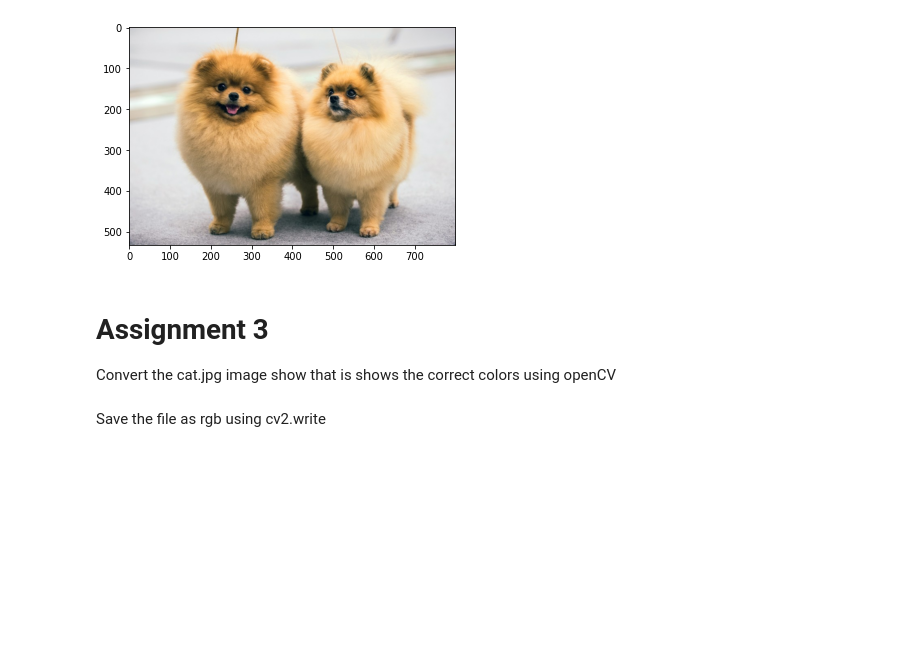
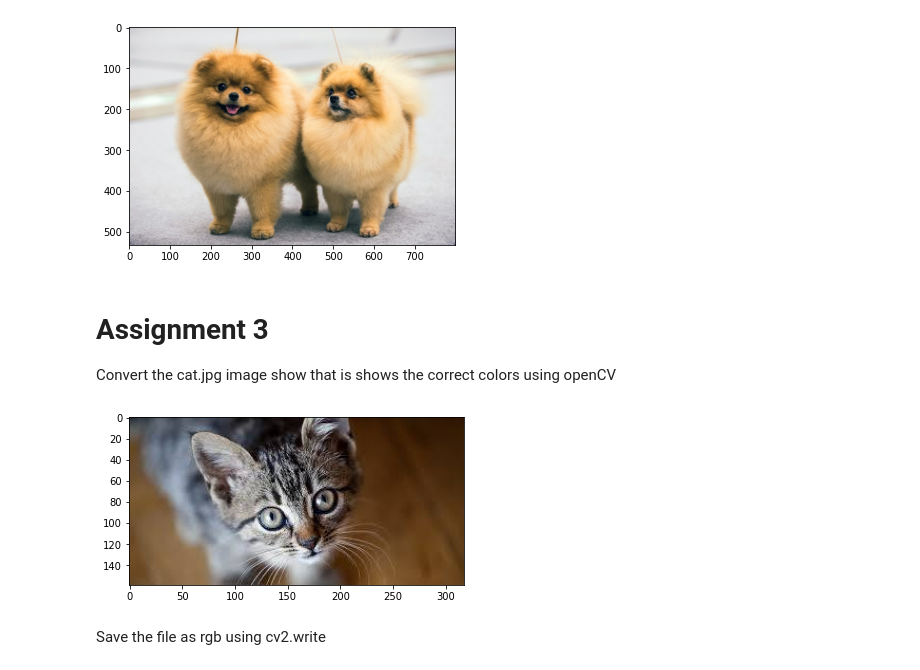
Before and after one commit to cagBRT/computer-vision, a Jupyter notebook: opencv1.ipynb, the cells around one changed output. Saved outputs shown, nothing was run; the diff lists cells and outputs as text; code cells hidden in the pictures; blank space fills up the shorter version.

```diff
--- a/opencv1.ipynb
+++ b/opencv1.ipynb
@@ -90,6 +104,13 @@ plt.show()
 # %% [markdown]
 # **Assignment 3**<br>
 Convert the cat.jpg image show that is shows the correct colors using openCV
+# %%
+im_cv = cv2.imread('images/cat1.jpeg')
+imgrgb = cv2.cvtColor(im_cv, cv2.COLOR_BGR2RGB)
+plt.imshow(imgrgb)
+plt.show()
+# %% [output]
+[figure, added]
 # %% [markdown]
 Save the file as rgb using cv2.write
 # %%
```
Also changed, not shown: parts of 11 cells of this notebook.
